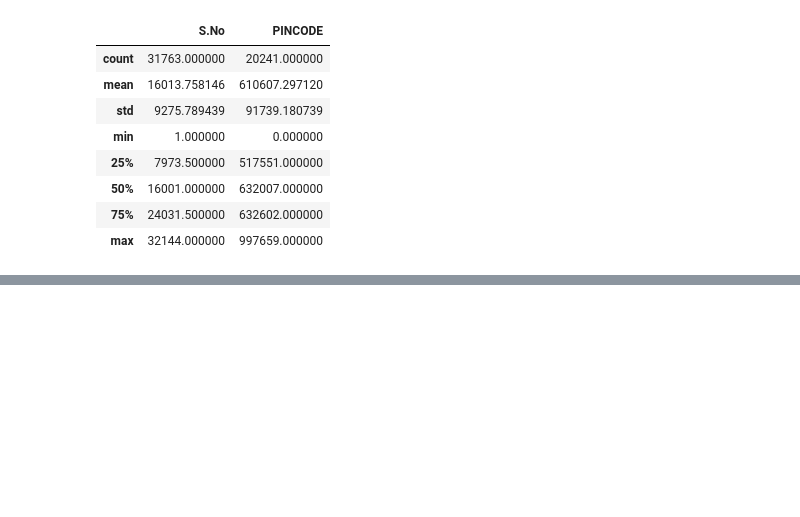
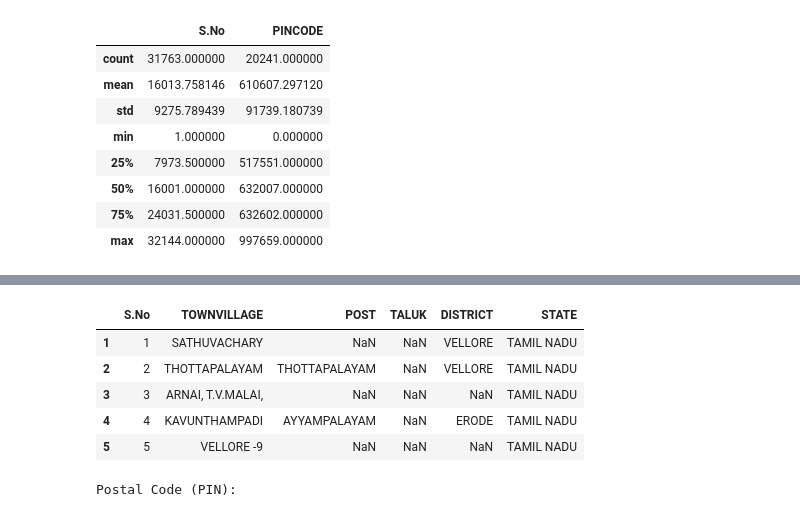
Before and after one commit to Trisha-Annambhotla/Health-Data, a Jupyter notebook: HealthData.ipynb, the cells around one changed output, grey strips where cells are left out. Cells and saved outputs as stored; diff of their text form; code cells hidden in the pictures; blank space fills up the shorter version.

```diff
--- a/HealthData.ipynb
+++ b/HealthData.ipynb
@@ -267,0 +317,38 @@ files.download('cleaned_dataset.csv')
+# %%
+final_df.head()
+# %% [output]
+|  | S.No | TOWNVILLAGE | POST | TALUK | DISTRICT | STATE |
+| 1 | 1 | SATHUVACHARY | NaN | NaN | VELLORE | TAMIL NADU |
+| 2 | 2 | THOTTAPALAYAM | THOTTAPALAYAM | NaN | VELLORE | TAMIL NADU |
+| 3 | 3 | ARNAI, T.V.MALAI, | NaN | NaN | NaN | TAMIL NADU |
+| 4 | 4 | KAVUNTHAMPADI | AYYAMPALAYAM | NaN | ERODE | TAMIL NADU |
+| 5 | 5 | VELLORE -9 | NaN | NaN | NaN | TAMIL NADU |
+# %%
+# Address to search
+address = "KANNAMANGALAM,TIRUVANNAMALAI,TAMIL NADU"
+
+# MapmyIndia Geocoding API endpoint
+geocode_url = f"https://atlas.mapmyindia.com/api/places/geocode"
+
+# Set headers and query params
+headers = {
+    'Authorization': f'Bearer {token}'
+}
+params = {
+    'address': address
+}
+
+# Send request
+response = requests.get(geocode_url, headers=headers, params=params)
+data = response.json()
+
+# Extract PIN code
+cop_result = data.get('copResults', {})
+
+if isinstance(cop_result, dict) and 'pincode' in cop_result:
+    postal_code = cop_result['pincode']
+    print(f"Postal Code (PIN): {postal_code}")
+else:
+    print("Postal code not found or invalid response.")
+# %% [output]
+Postal Code (PIN):
```
Also changed, not shown: parts of 11 cells of this notebook.
